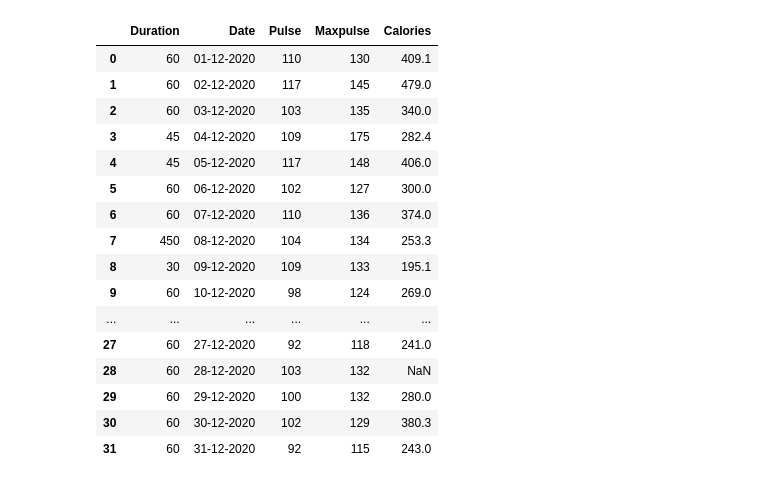
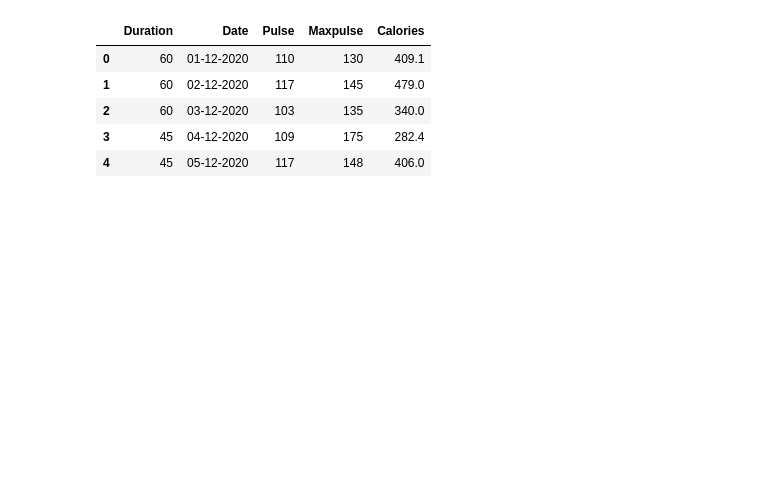
Before and after one commit to rvalarezo/data_analytics, a Jupyter notebook: EDA.ipynb, the cells around one changed output. Saved outputs shown, nothing was run; the diff lists cells and outputs as text; code cells hidden in the pictures; blank space fills up the shorter version.

```diff
--- a/EDA.ipynb
+++ b/EDA.ipynb
@@ -5,22 +5,11 @@ import pandas as pd
 # %%
 df =  pd.read_csv("sample_data/Custom_Data/exercise_data.csv")
 # %%
-df
+df.head()
 # %% [output]
 |  | Duration | Date | Pulse | Maxpulse | Calories |
 | 0 | 60 | 01-12-2020 | 110 | 130 | 409.1 |
 | 1 | 60 | 02-12-2020 | 117 | 145 | 479.0 |
 | 2 | 60 | 03-12-2020 | 103 | 135 | 340.0 |
 | 3 | 45 | 04-12-2020 | 109 | 175 | 282.4 |
 | 4 | 45 | 05-12-2020 | 117 | 148 | 406.0 |
-| 5 | 60 | 06-12-2020 | 102 | 127 | 300.0 |
-| 6 | 60 | 07-12-2020 | 110 | 136 | 374.0 |
-| 7 | 450 | 08-12-2020 | 104 | 134 | 253.3 |
-| 8 | 30 | 09-12-2020 | 109 | 133 | 195.1 |
-| 9 | 60 | 10-12-2020 | 98 | 124 | 269.0 |
-| ... | ... | ... | ... | ... | ... |
-| 27 | 60 | 27-12-2020 | 92 | 118 | 241.0 |
-| 28 | 60 | 28-12-2020 | 103 | 132 | NaN |
-| 29 | 60 | 29-12-2020 | 100 | 132 | 280.0 |
-| 30 | 60 | 30-12-2020 | 102 | 129 | 380.3 |
-| 31 | 60 | 31-12-2020 | 92 | 115 | 243.0 |
```
Also changed, not shown: parts of 10 cells of this notebook.
